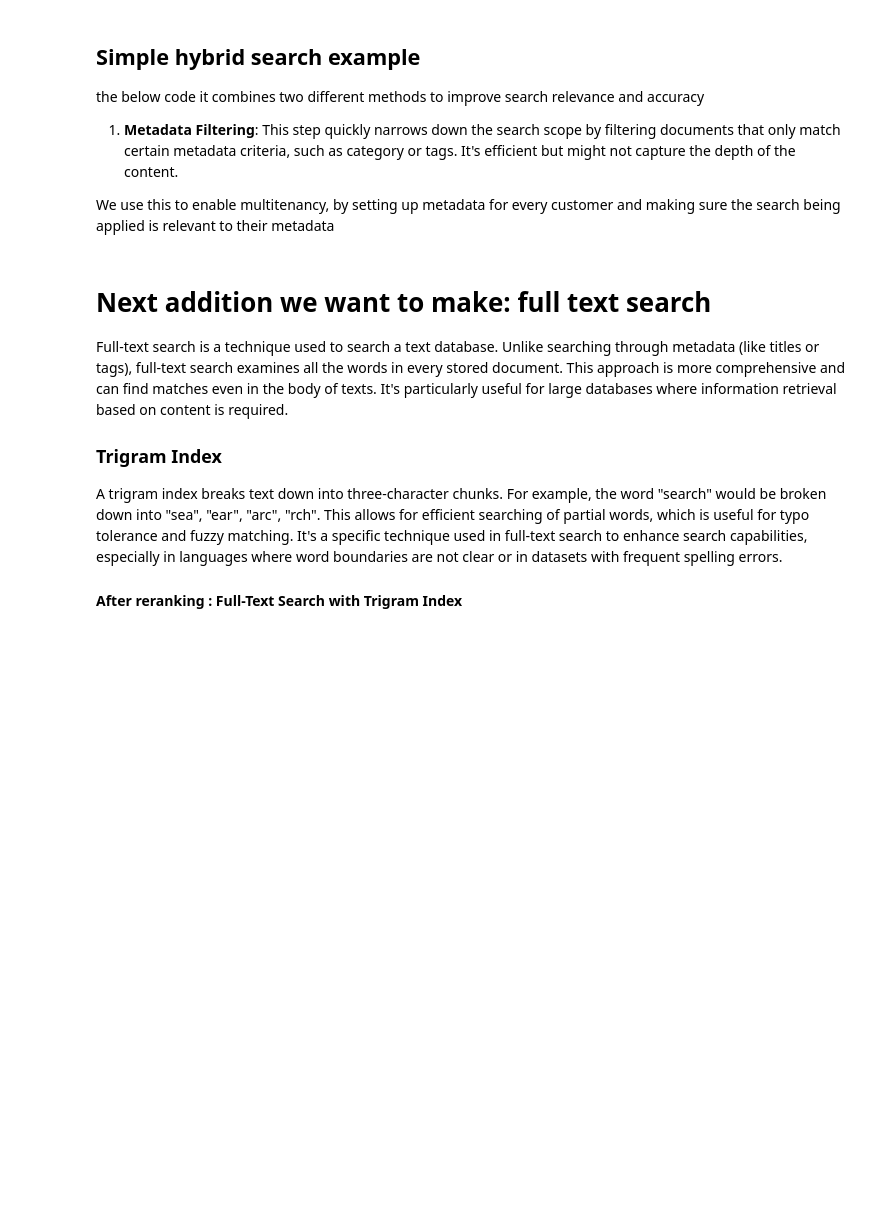
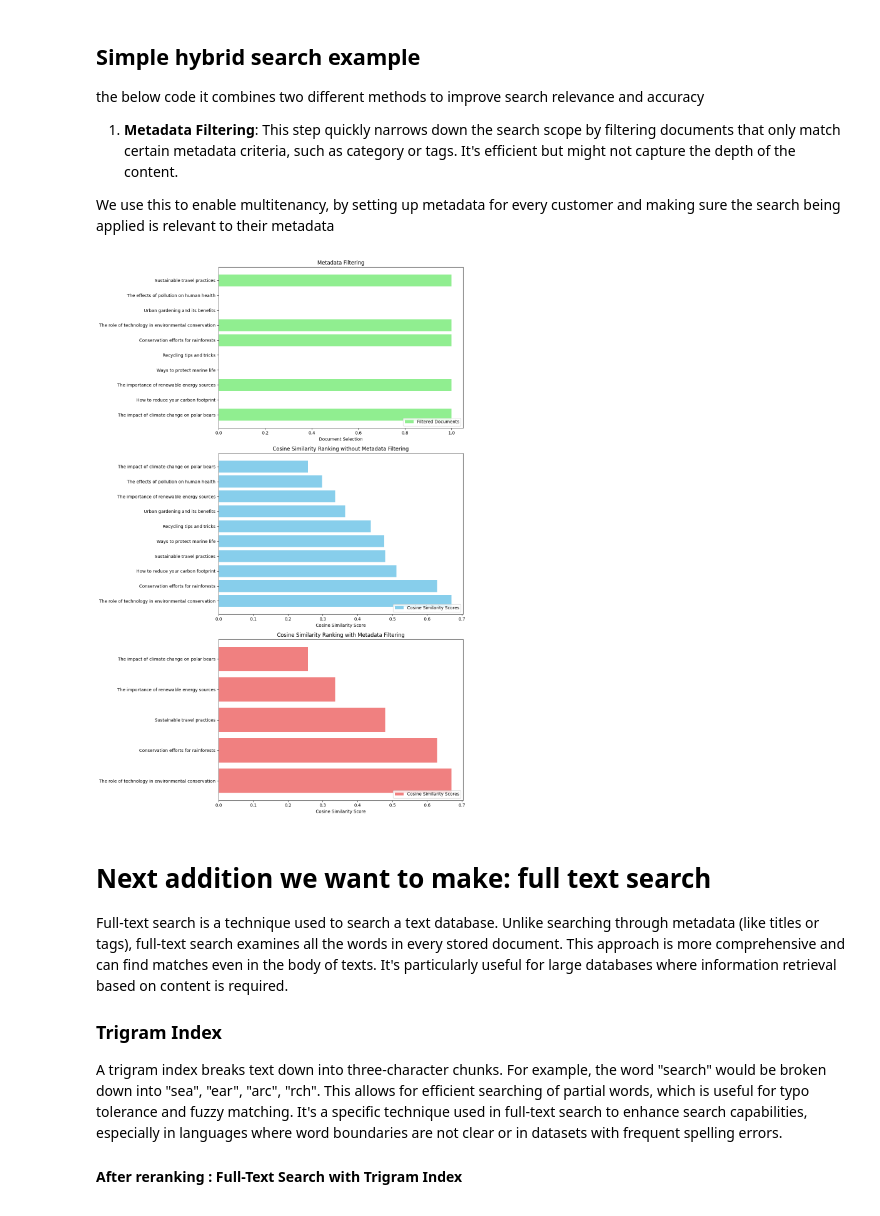
Before and after one commit to khchan/building-blocks-ai, a Jupyter notebook: notebook.ipynb, the cells around one changed output. Saved outputs shown, nothing was run; the diff lists cells and outputs as text; code cells hidden in the pictures; blank space fills up the shorter version.

Commit message:
updates to RAG and hybrid search

```diff
--- a/notebook.ipynb
+++ b/notebook.ipynb
@@ -1053,51 +1046,58 @@ documents = [
     "The effects of pollution on human health",
     "Sustainable travel practices"
 ]
 query = ["What are effective methods for environmental conservation?"]
 
-# Keywords for metadata search -- this is now we do multitenancy in gen ai
-keywords = ["conservation", "sustainable", "renewable"]
+# Keywords for metadata search
+keywords = ["conservation", "sustainable", "climate", "renewable"]
 
 # Metadata search: Filter documents based on keyword presence
 filtered_documents = [doc for doc in documents if any(keyword in doc.lower() for keyword in keywords)]
 
-# Generate embeddings for filtered documents and the query
+# Generate embeddings for all documents and the query
+all_doc_embeddings = model.encode(documents)
 filtered_doc_embeddings = model.encode(filtered_documents)
 query_embedding = model.encode(query)
 
-# Compute cosine similarity for ranking
-cos_sim = cosine_similarity(filtered_doc_embeddings, query_embedding).flatten()
-ranking_indices = np.argsort(-cos_sim)
+# Compute cosine similarity for ranking without metadata filtering
+cos_sim_all = cosine_similarity(all_doc_embeddings, query_embedding).flatten()
+ranking_indices_all = np.argsort(-cos_sim_all)
+
+# Compute cosine similarity for ranking with metadata filtering
+cos_sim_filtered = cosine_similarity(filtered_doc_embeddings, query_embedding).flatten()
+ranking_indices_filtered = np.argsort(-cos_sim_filtered)
 
 # Visualization
-fig, axs = plt.subplots(3, 1, figsize=(10, 15))
+fig, axs = plt.subplots(3, 1, figsize=(12, 18))
 
 # Visualization 1: Metadata Filtering
 axs[0].barh(range(len(documents)), [1 if doc in filtered_documents else 0 for doc in documents], color=['lightgreen' if doc in filtered_documents else 'lightgrey' for doc in documents])
 axs[0].set_yticks(range(len(documents)))
 axs[0].set_yticklabels(documents)
 axs[0].set_title('Metadata Filtering')
 axs[0].set_xlabel('Document Selection')
 axs[0].legend(['Filtered Documents'], loc='lower right')
 
-# Visualization 2: Cosine Similarity Ranking
-axs[1].barh(range(len(filtered_documents)), cos_sim[ranking_indices], color='skyblue')
-axs[1].set_yticks(range(len(filtered_documents)))
-axs[1].set_yticklabels(np.array(filtered_documents)[ranking_indices])
-axs[1].set_title('Cosine Similarity Ranking')
+# Visualization 2: Cosine Similarity Ranking without Metadata Filtering
+axs[1].barh(range(len(documents)), cos_sim_all[ranking_indices_all], color='skyblue')
+axs[1].set_yticks(range(len(documents)))
+axs[1].set_yticklabels(np.array(documents)[ranking_indices_all])
+axs[1].set_title('Cosine Similarity Ranking without Metadata Filtering')
 axs[1].set_xlabel('Cosine Similarity Score')
 axs[1].legend(['Cosine Similarity Scores'], loc='lower right')
 
-# Visualization 3: Combined View
-axs[2].barh(range(len(documents)), [cos_sim[ranking_indices].tolist()[filtered_documents.index(doc)] if doc in filtered_documents else 0 for doc in documents], color=['skyblue' if doc in filtered_documents else 'lightgrey' for doc in documents])
-axs[2].set_yticks(range(len(documents)))
-axs[2].set_yticklabels(documents)
-axs[2].set_title('Combined View: Metadata Filtering & Cosine Similarity Ranking')
+# Visualization 3: Cosine Similarity Ranking with Metadata Filtering
+axs[2].barh(range(len(filtered_documents)), cos_sim_filtered[ranking_indices_filtered], color='lightcoral')
+axs[2].set_yticks(range(len(filtered_documents)))
+axs[2].set_yticklabels(np.array(filtered_documents)[ranking_indices_filtered])
+axs[2].set_title('Cosine Similarity Ranking with Metadata Filtering')
 axs[2].set_xlabel('Cosine Similarity Score')
-axs[2].legend(['Filtered & Ranked Documents'], loc='lower right')
+axs[2].legend(['Cosine Similarity Scores'], loc='lower right')
 
 plt.tight_layout()
 plt.show()
+# %% [output]
+[figure, added]
 # %% [markdown]
 # Next addition we want to make: full text search
 
```
Also changed, not shown: parts of 15 cells of this notebook, 1 other file.
